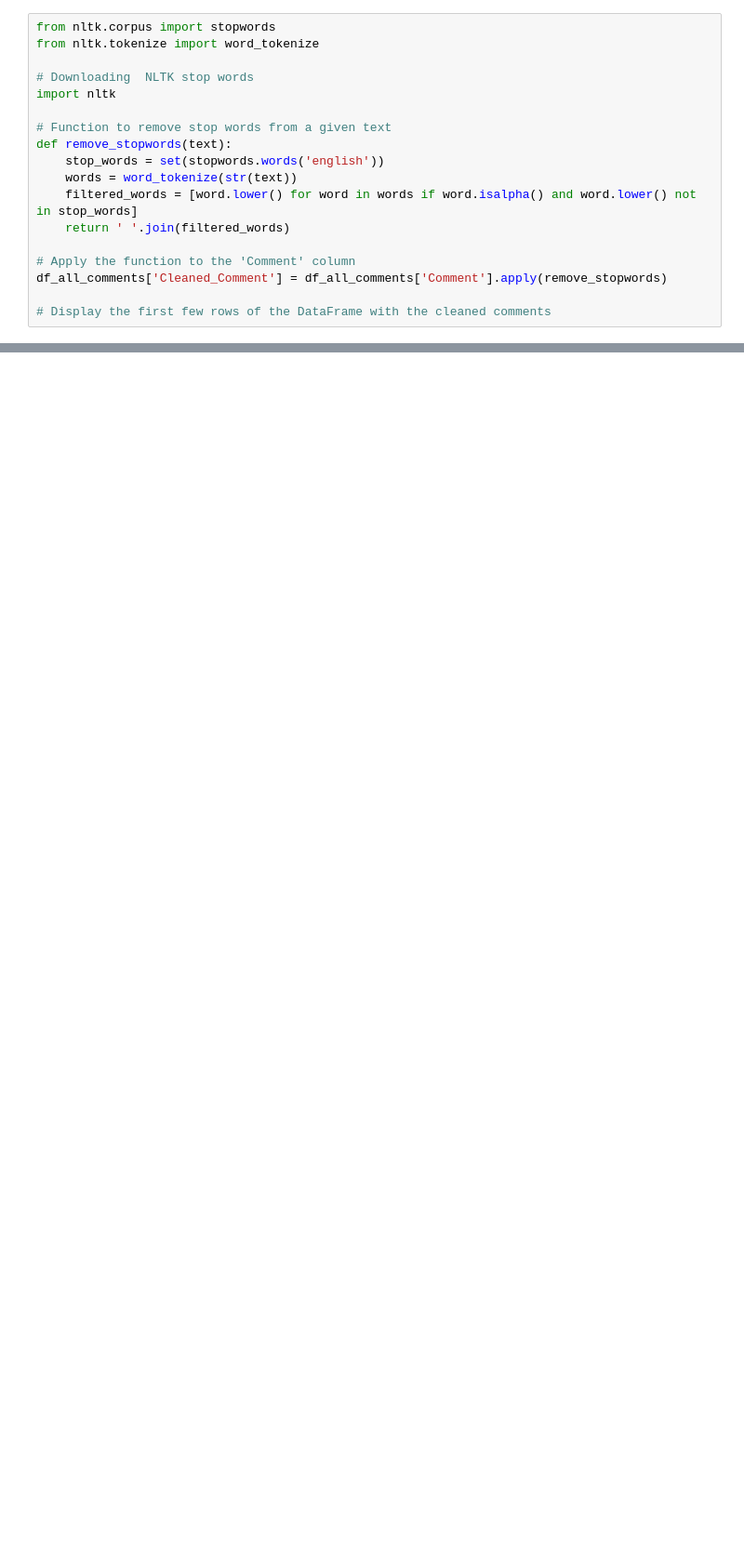
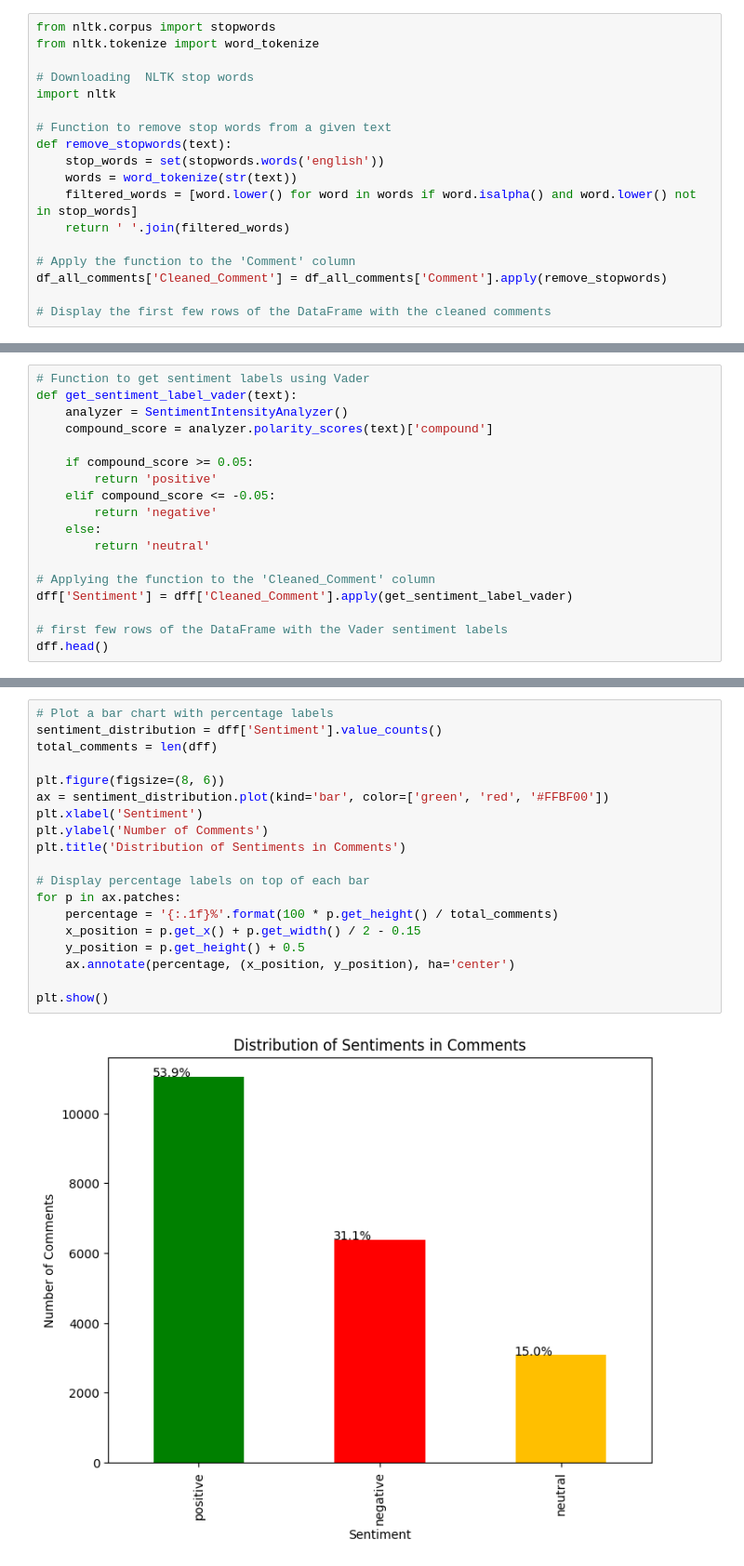
Before and after one commit to Amell88/Hacker-news1, a Jupyter notebook: capstone.ipynb, the cells around one changed output, grey strips where cells are left out. Shown at 93% size. Drawn from its saved outputs; the diff is of its cells as text; blank space fills up the shorter version.

```diff
--- a/capstone.ipynb
+++ b/capstone.ipynb
@@ -534,0 +730,18 @@ df_all_comments.head()
+# %%
+# Function to get sentiment labels using Vader
+def get_sentiment_label_vader(text):
+    analyzer = SentimentIntensityAnalyzer()
+    compound_score = analyzer.polarity_scores(text)['compound']
+
+    if compound_score >= 0.05:
+        return 'positive'
+    elif compound_score <= -0.05:
+        return 'negative'
+    else:
+        return 'neutral'
+
+# Applying the function to the 'Cleaned_Comment' column
+dff['Sentiment'] = dff['Cleaned_Comment'].apply(get_sentiment_label_vader)
+
+# first few rows of the DataFrame with the Vader sentiment labels
+dff.head()
@@ -534,0 +755,21 @@ df_all_comments.head()
+# %%
+# Plot a bar chart with percentage labels
+sentiment_distribution = dff['Sentiment'].value_counts()
+total_comments = len(dff)
+
+plt.figure(figsize=(8, 6))
+ax = sentiment_distribution.plot(kind='bar', color=['green', 'red', '#FFBF00'])
+plt.xlabel('Sentiment')
+plt.ylabel('Number of Comments')
+plt.title('Distribution of Sentiments in Comments')
+
+# Display percentage labels on top of each bar
+for p in ax.patches:
+    percentage = '{:.1f}%'.format(100 * p.get_height() / total_comments)
+    x_position = p.get_x() + p.get_width() / 2 - 0.15
+    y_position = p.get_height() + 0.5
+    ax.annotate(percentage, (x_position, y_position), ha='center')
+
+plt.show()
+# %% [output]
+[figure, added]
```
Also changed, not shown: parts of 75 cells of this notebook.
